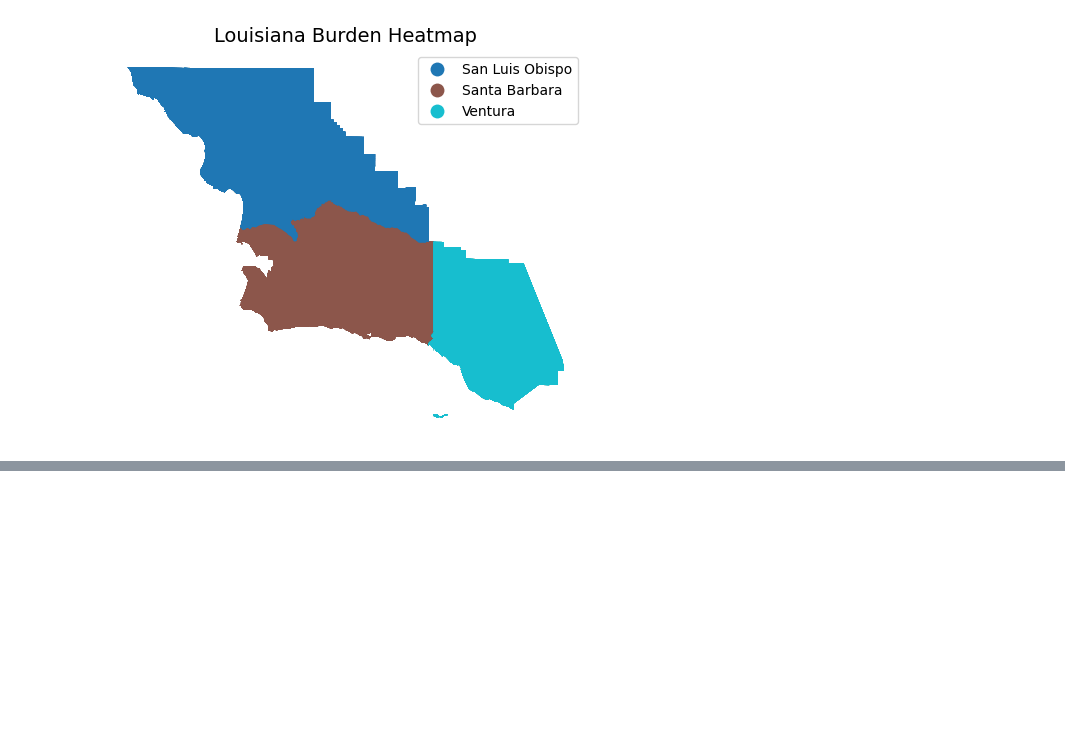
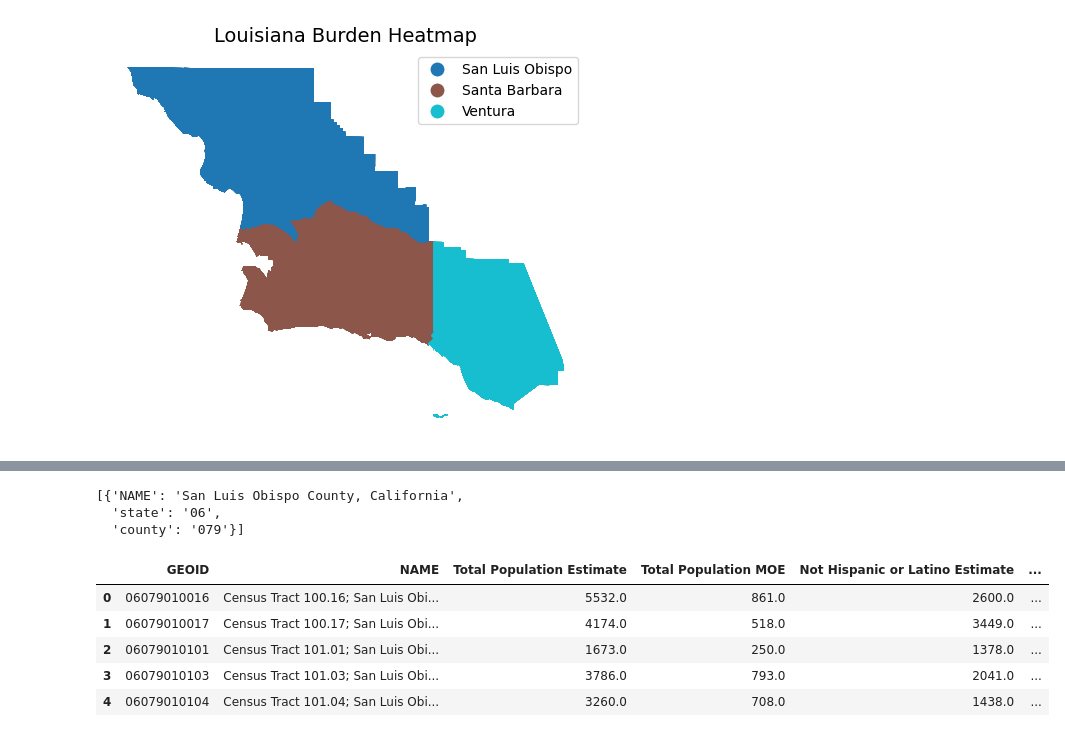
Before and after one commit to haylee360/network-graphs, a Jupyter notebook: places-cleaning.ipynb, the cells around one changed output, grey strips where cells are left out. Saved outputs shown, nothing was run; the diff lists cells and outputs as text; code cells hidden in the pictures; blank space fills up the shorter version.

Commit message:
Pull in ACS data with census package

```diff
--- a/places-cleaning.ipynb
+++ b/places-cleaning.ipynb
@@ -188,0 +216,2 @@ plt.show()
+# %%
+c = Census(os.environ.get("CENSUS_API_KEY"))
@@ -188,0 +227,76 @@ plt.show()
+# %%
+
+c.acs5.state_county(fields='NAME', state_fips='06', county_fips='079')
+# %% [output]
+[{'NAME': 'San Luis Obispo County, California',
+  'state': '06',
+  'county': '079'}]
+# %%
+county_fips = ['079', '083', '111']  # San Luis Obispo, Santa Barbara, Ventura
+
+# ACS tract-level race fields: estimate (E) and margin of error (M)
+acs_fields = [
+    'NAME',
+    'B03002_001E', 'B03002_001M',  # Total population
+    'B03002_002E', 'B03002_002M',  # Not Hispanic or Latino
+    'B03002_003E', 'B03002_003M',  # White alone
+    'B03002_004E', 'B03002_004M',  # Black or African American alone
+    'B03002_005E', 'B03002_005M',  # American Indian and Alaska Native alone
+    'B03002_006E', 'B03002_006M',  # Asian alone
+    'B03002_007E', 'B03002_007M',  # Native Hawaiian and Other Pacific Islander alone
+    'B03002_008E', 'B03002_008M',  # Some other race alone
+    'B03002_009E', 'B03002_009M',  # Two or more races
+]
+
+rename_map = {
+    'B03002_001E': 'Total Population Estimate',
+    'B03002_001M': 'Total Population MOE',
+    'B03002_002E': 'Not Hispanic or Latino Estimate',
+    'B03002_002M': 'Not Hispanic or Latino MOE',
+    'B03002_003E': 'White Alone Estimate',
+    'B03002_003M': 'White Alone MOE',
+    'B03002_004E': 'Black or African American Alone Estimate',
+    'B03002_004M': 'Black or African American Alone MOE',
+    'B03002_005E': 'American Indian and Alaska Native Alone Estimate',
+    'B03002_005M': 'American Indian and Alaska Native Alone MOE',
+    'B03002_006E': 'Asian Alone Estimate',
+    'B03002_006M': 'Asian Alone MOE',
+    'B03002_007E': 'Native Hawaiian and Other Pacific Islander Alone Estimate',
+    'B03002_007M': 'Native Hawaiian and Other Pacific Islander Alone MOE',
+    'B03002_008E': 'Some Other Race Alone Estimate',
+    'B03002_008M': 'Some Other Race Alone MOE',
+    'B03002_009E': 'Two or More Races Estimate',
+    'B03002_009M': 'Two or More Races MOE',
+}
+
+rows = []
+for county in county_fips:
+    rows.extend(
+        c.acs5.get(
+            acs_fields,
+            {
+                'for': 'tract:*',
+                'in': f'state:06 county:{county}',
+            }
+        )
+    )
+
+tract_race = pd.DataFrame(rows)
+
+# Build a tract merge key from the API geography fields.
+tract_race['GEOID'] = (
+    tract_race['state'].astype(str).str.zfill(2)
+    + tract_race['county'].astype(str).str.zfill(3)
+    + tract_race['tract'].astype(str).str.zfill(6)
+)
+
+tract_race = tract_race.rename(columns=rename_map)
+tract_race = tract_race[['GEOID', 'NAME'] + list(rename_map.values())]
+tract_race.head()
+# %% [output]
+|  | GEOID | NAME | Total Population Estimate | Total Population MOE | Not Hispanic or Latino Estimate | ... |
+| 0 | 06079010016 | Census Tract 100.16; San Luis Obi... | 5532.0 | 861.0 | 2600.0 | ... |
+| 1 | 06079010017 | Census Tract 100.17; San Luis Obi... | 4174.0 | 518.0 | 3449.0 | ... |
+| 2 | 06079010101 | Census Tract 101.01; San Luis Obi... | 1673.0 | 250.0 | 1378.0 | ... |
+| 3 | 06079010103 | Census Tract 101.03; San Luis Obi... | 3786.0 | 793.0 | 2041.0 | ... |
+| 4 | 06079010104 | Census Tract 101.04; San Luis Obi... | 3260.0 | 708.0 | 1438.0 | ... |
```
Also changed, not shown: parts of 10 cells of this notebook, 1 other file.
